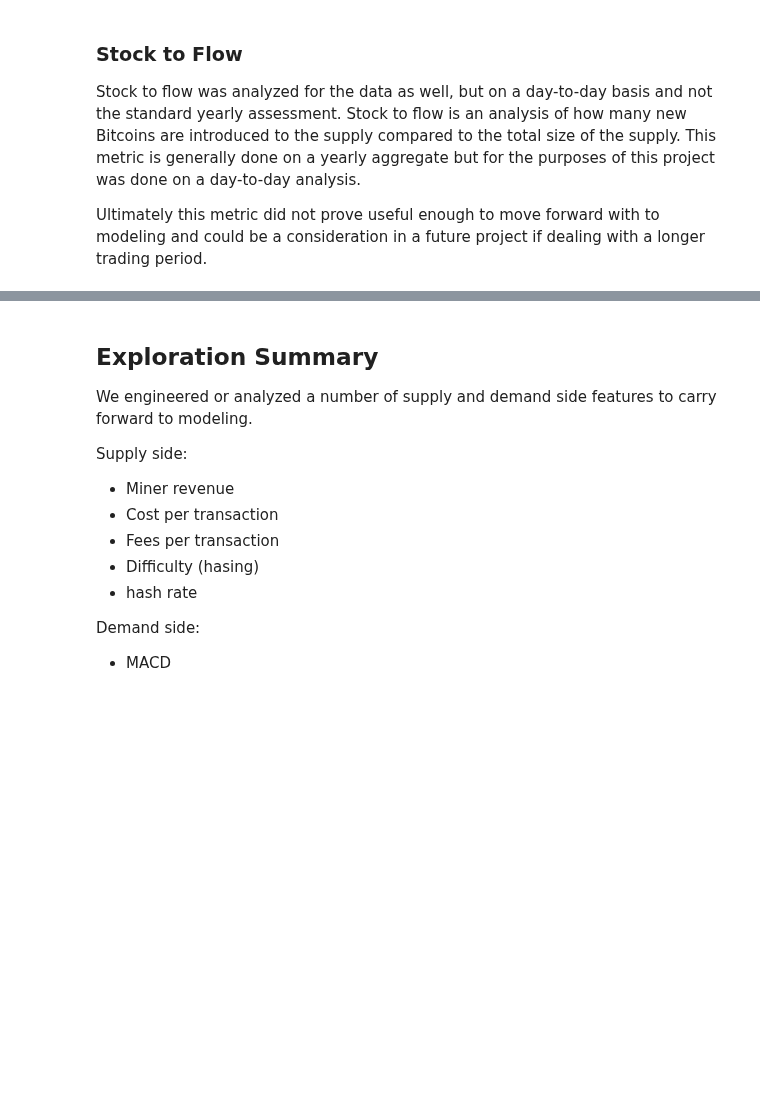
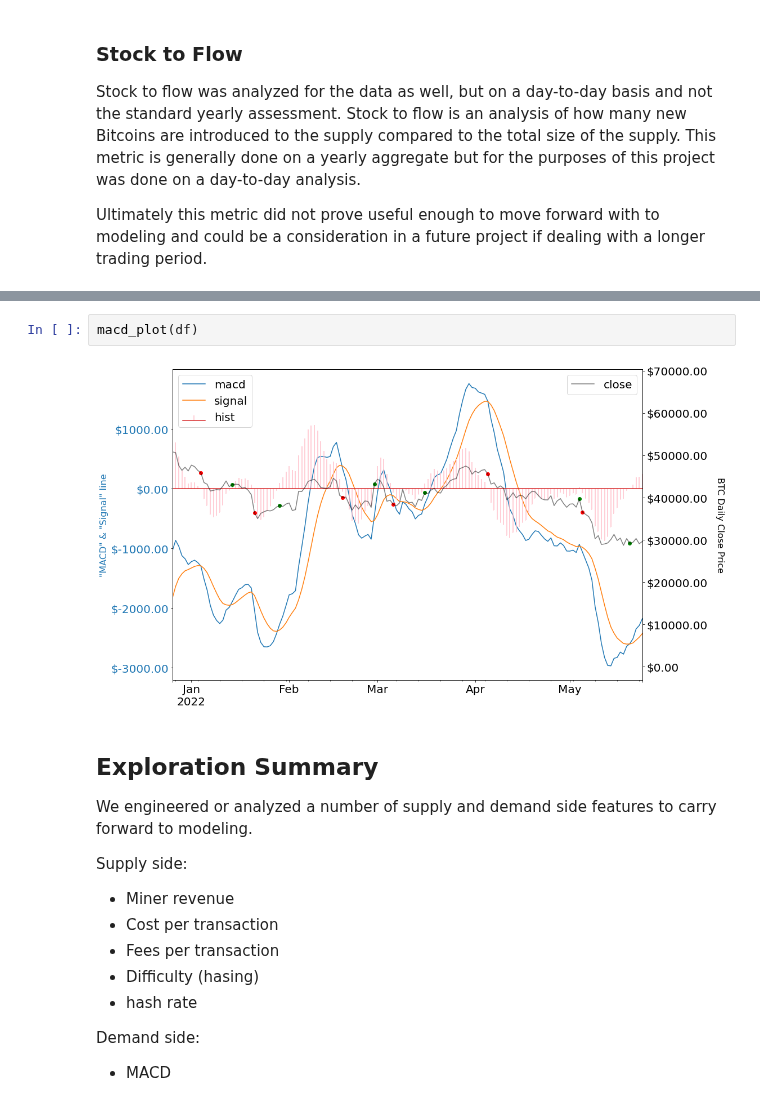
Before and after one commit to FinancialForecasters/financial_forecaster, a Jupyter notebook: ff_final_notebook.ipynb, the cells around one changed output, grey strips where cells are left out. Saved outputs shown, nothing was run; the diff lists cells and outputs as text; blank space fills up the shorter version.

Commit message:
adding macd to final notebook

```diff
--- a/ff_final_notebook.ipynb
+++ b/ff_final_notebook.ipynb
@@ -200,3 +216,7 @@ Ultimately this metric did not prove useful enough to move forward with to model
+# %%
+macd_plot(df)
+# %% [output]
+[figure, added]
 # %% [markdown]
 ## Exploration Summary
 
```
Also changed, not shown: parts of 2 cells of this notebook, 2 other files.
